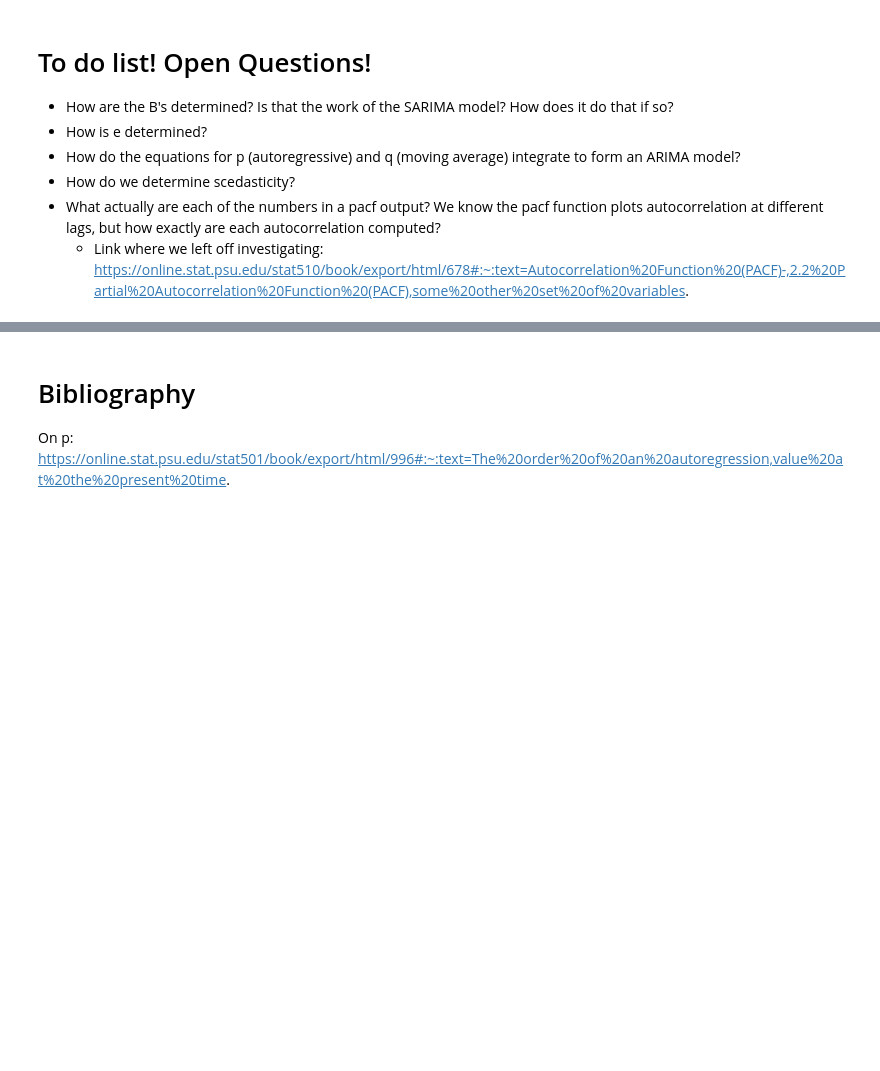
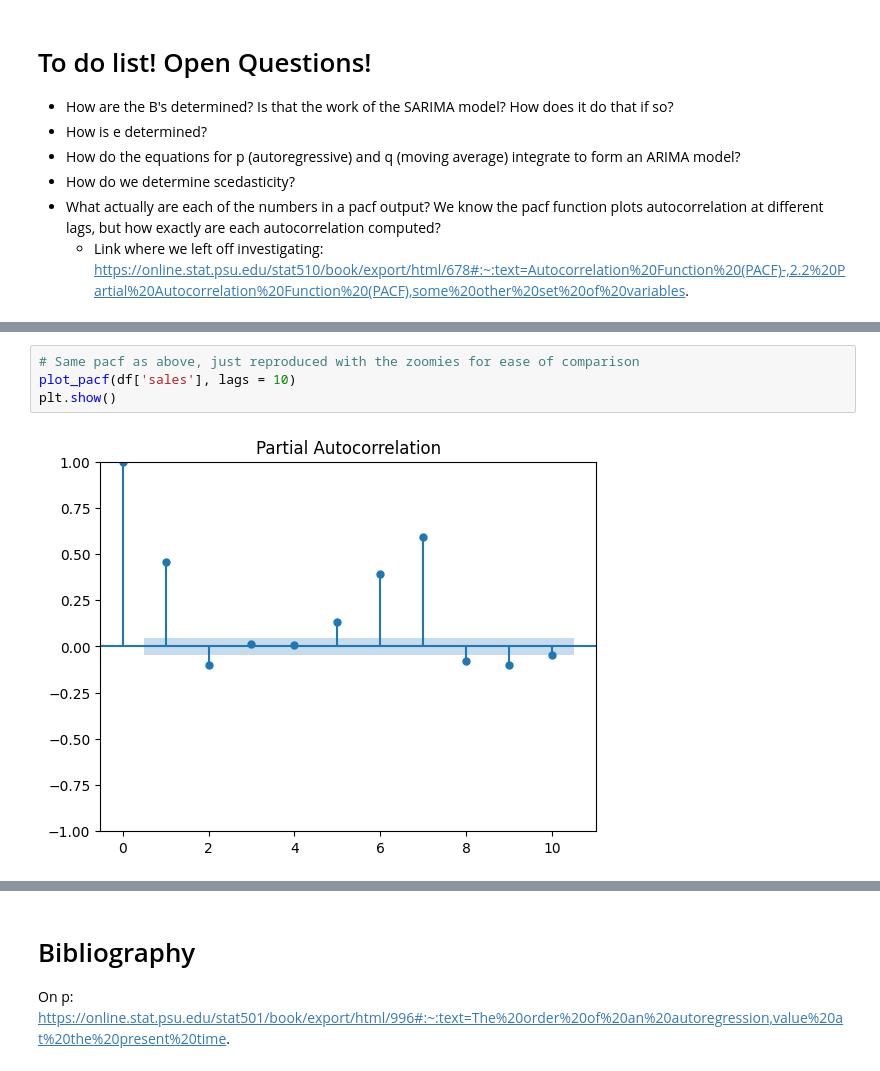
Before and after one commit to Prathmun/KaggleCompetition01, a Jupyter notebook: sarima_notes.ipynb, the cells around one changed output, grey strips where cells are left out. Cells and saved outputs as stored; diff of their text form; blank space fills up the shorter version.

```diff
--- a/sarima_notes.ipynb
+++ b/sarima_notes.ipynb
@@ -165,0 +136,6 @@ print(f"Root Mean Squared Error (RMSE): {rmse}")
+# %%
+# Same pacf as above, just reproduced with the zoomies for ease of comparison
+plot_pacf(df['sales'], lags = 10)
+plt.show()
+# %% [output]
+[figure, added]
```
Also changed, not shown: parts of 19 cells of this notebook, 7 other files.
